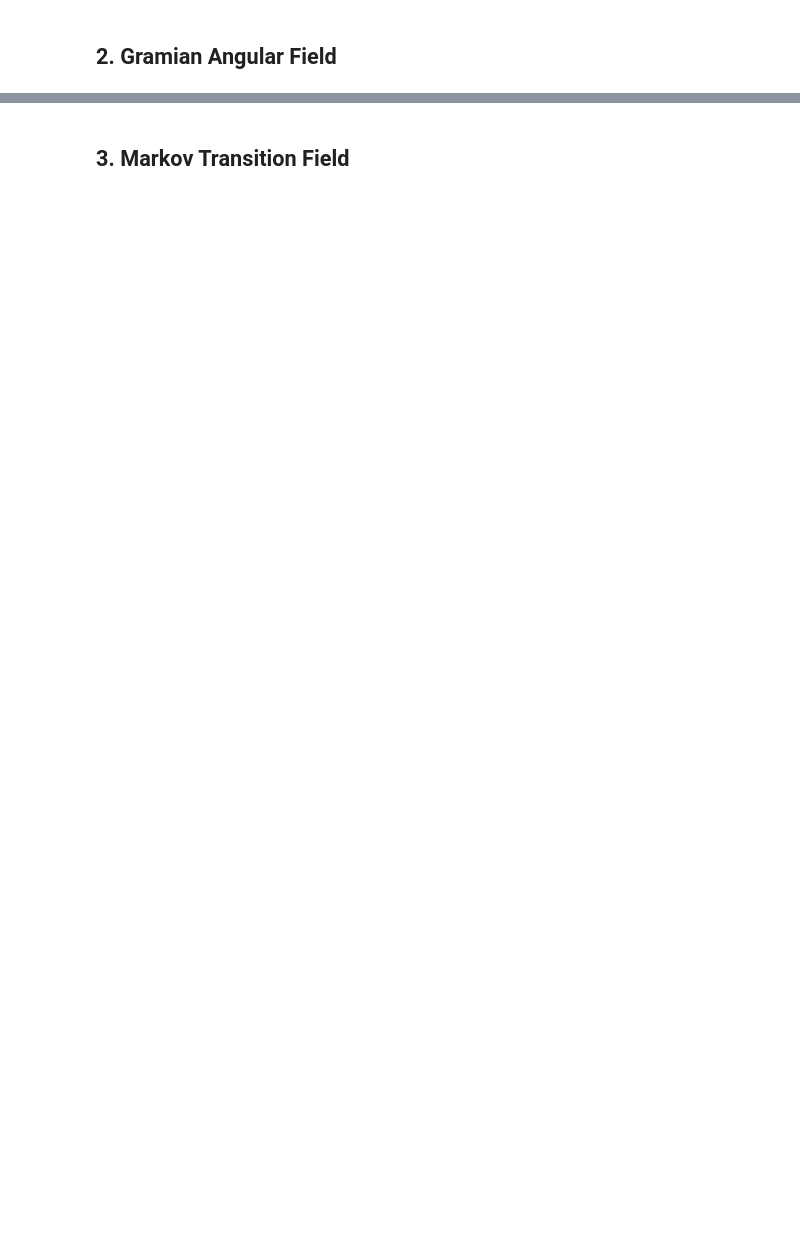
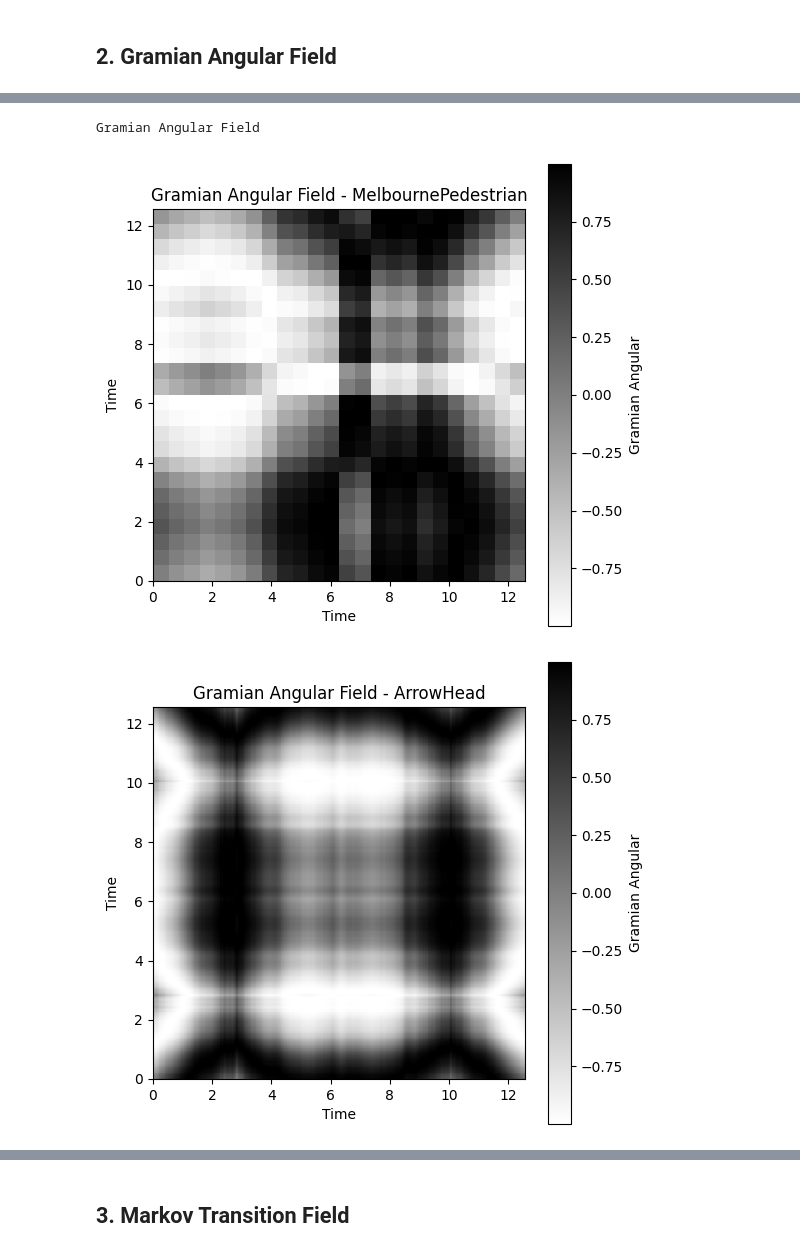
Before and after one commit to bzamith/PhDStudies, a Jupyter notebook: studies/tsc_algorithms/09_ImageBased.ipynb, the cells around one changed output, grey strips where cells are left out. Drawn from its saved outputs; the diff is of its cells as text; code cells hidden in the pictures; blank space fills up the shorter version.

```diff
--- a/studies/tsc_algorithms/09_ImageBased.ipynb
+++ b/studies/tsc_algorithms/09_ImageBased.ipynb
@@ -101,0 +178,22 @@ $$
+# %%
+method = "Gramian Angular Field"
+print(method)
+
+for dataset_name in DATASET_NAMES:
+    start_time = time.time()
+
+    gasf = GramianAngularField(method='difference')
+    X_gasf = gasf.fit_transform(X_train_dict[dataset_name])
+
+    plt.figure(figsize=(6, 6))
+    plt.imshow(X_gasf[0], cmap='binary', origin='lower',
+            extent=[0, 4 * np.pi, 0, 4 * np.pi])
+    plt.xlabel('Time')
+    plt.ylabel('Time')
+    plt.title(f"Gramian Angular Field - {dataset_name}")
+    plt.colorbar(label='Gramian Angular')
+    plt.show()
+# %% [output]
+Gramian Angular Field
+[figure, added]
+[figure, added]
```
Also changed, not shown: parts of 11 cells of this notebook, 9 other files.
